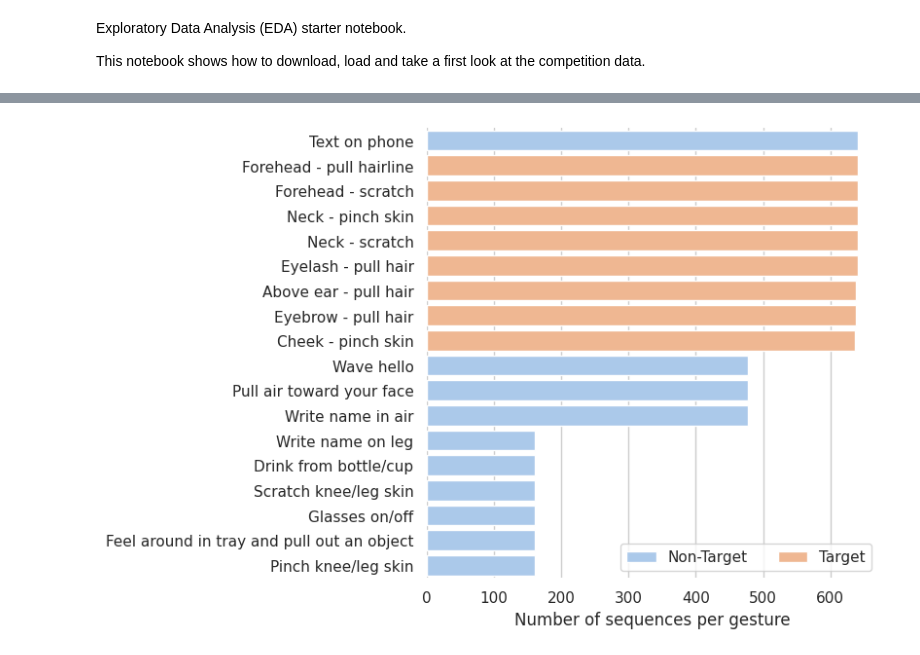
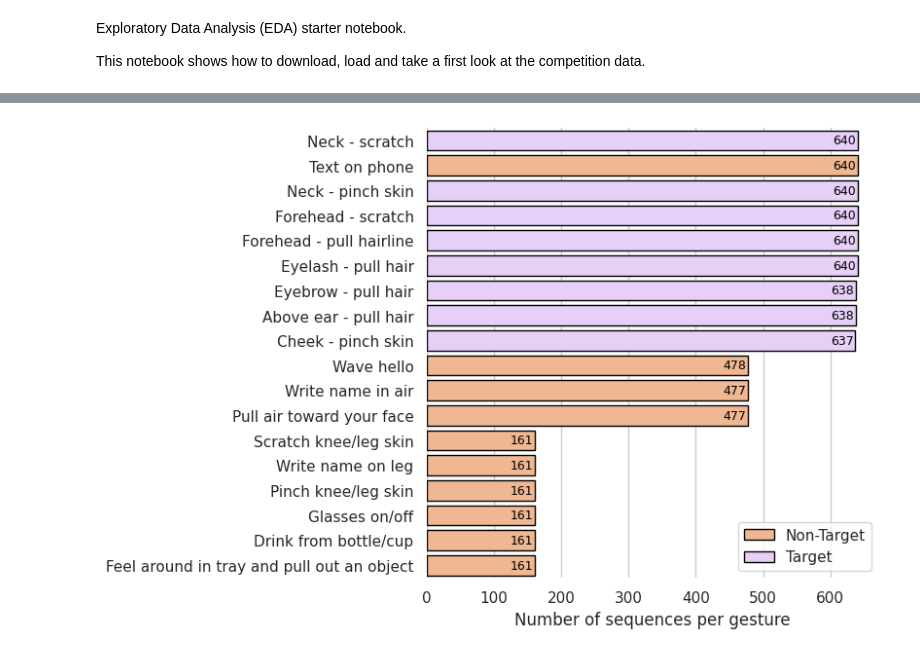
Before and after one commit to gaetanDubuc/cmi-kaggle-competition, a Jupyter notebook: notebooks/001_load_and_explore_the_data.ipynb, the cells around one changed output, grey strips where cells are left out. Drawn from its saved outputs; the diff is of its cells as text; code cells hidden in the pictures.

```diff
--- a/notebooks/001_load_and_explore_the_data.ipynb
+++ b/notebooks/001_load_and_explore_the_data.ipynb
@@ -53,33 +53,59 @@ train_df["gesture"].unique().to_list()
 # %%
 import matplotlib.pyplot as plt
 import seaborn as sns
 
 gesture_per_type = train_df["gesture", "sequence_type"].unique()
 
 hist_gesture = gesture_per_type.join(
     train_df["gesture", "sequence_id"].unique()["gesture"].value_counts(),
     on="gesture",
     how="left",
 ).sort("count", descending=True)
 
 sns.set_theme(style="whitegrid")
 
 # Initialize the matplotlib figure
 f, ax = plt.subplots(figsize=(6, 6))
 
-# Plot the total crashes
-sns.barplot(
+palette = {
+    "Target": "#E8C9FF",
+    "Non-Target": "#FFB482",
+}
+
+edge_palette = {
+    "Target": "#9C52FF",  # violet foncé
+    "Non-Target": "#B35400",  # orange foncé
+}
+
+
+hue_order = hist_gesture["sequence_type"].unique().sort()
+
+barplot = sns.barplot(
     x="count",
     y="gesture",
     data=hist_gesture,
-    palette="pastel",
+    palette=palette,
     hue="sequence_type",
+    hue_order=hue_order,
+    ax=ax,
+    edgecolor="black",
 )
 
 
+for row in hist_gesture.iter_rows(named=True):
+    ax.text(
+        row["count"] - 20,
+        row["gesture"],
+        row["count"],
+        color="black",
+        ha="center",
+        va="center",
+        fontsize=9,
+    )
+
 # Add a legend and informative axis label
-ax.legend(ncol=2, loc="lower right", frameon=True)
+ax.legend(ncol=1, loc="lower right", frameon=True)
 ax.set(ylabel="", xlabel="Number of sequences per gesture")
 sns.despine(left=True, bottom=True)
 # %% [output]
-[figure, old version]
+[figure, new version]
```
Also changed, not shown: parts of 6 cells of this notebook.
